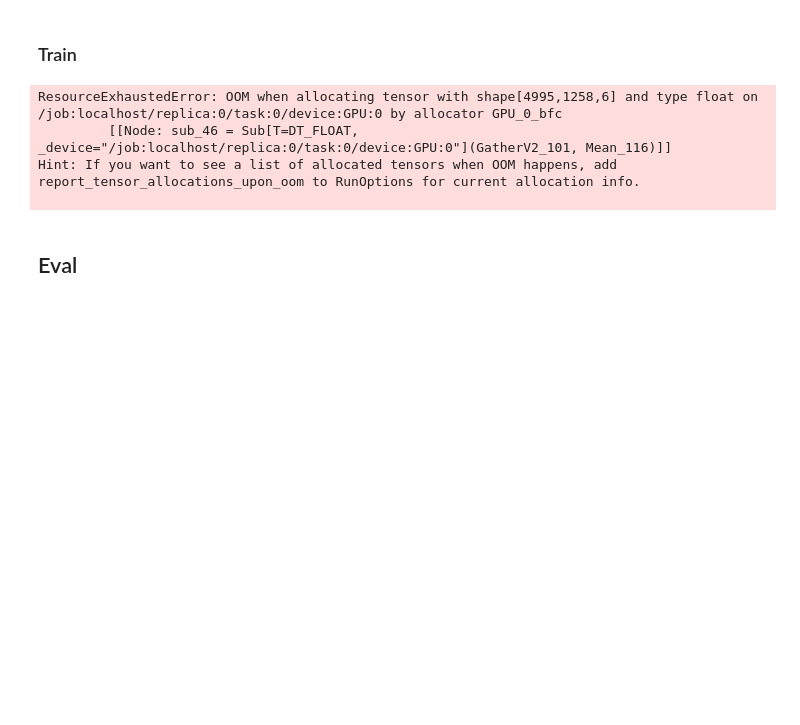
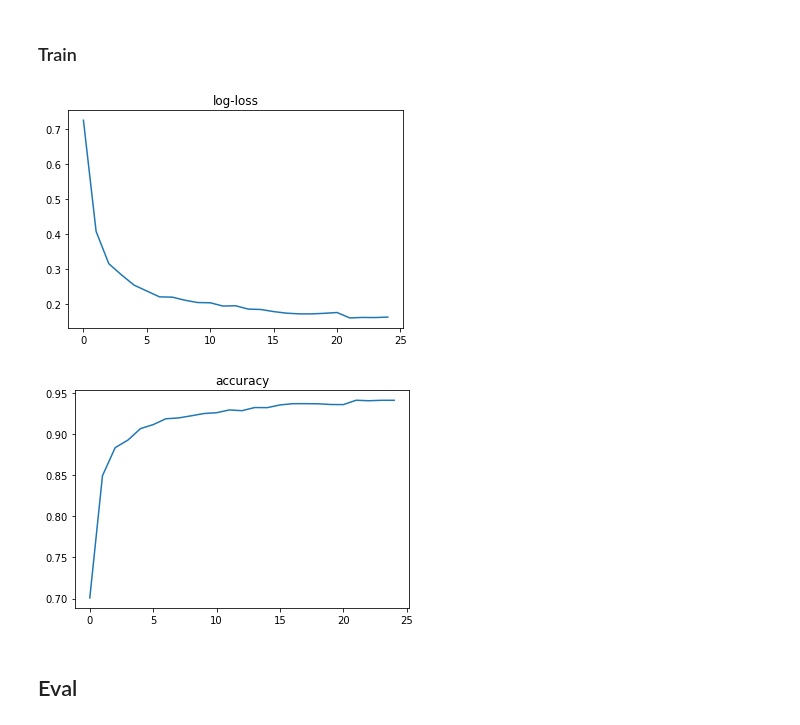
Before and after one commit to HeyLey/LArTPC-tracks, a Jupyter notebook: mpnn/baseline_mpnn.ipynb, the cells around one changed output. Cells and saved outputs as stored; diff of their text form; code cells hidden in the pictures; blank space fills up the shorter version.

```diff
--- a/mpnn/baseline_mpnn.ipynb
+++ b/mpnn/baseline_mpnn.ipynb
@@ -145,7 +162,7 @@ __X_edges__ -- features for each edge that connects two hits(i.e. relative diffe
 
 __X_labels__ -- labels ;)
 # %%
-ndim_features_nodes = 4
+ndim_features_nodes = 24
 ndim_features_edges = 5
 ndim_message = 6
 
@@ -231,7 +248,7 @@ message_passers = {
 #state_updater = tf.contrib.rnn.LSTMCell(num_units=ndim_features_nodes)
 #state_updater = tf.contrib.rnn.GRUCell(num_units=ndim_features_nodes)
 state_updater = Sequential(layers=[
-                     Dense(32, input_shape=(m * ndim_message + ndim_features_nodes,), activation=relu),
+                     Dense(64, input_shape=(m * ndim_message + ndim_features_nodes,), activation=relu),
                      Dense(ndim_features_nodes)
                                  ]
                          )
@@ -248,3 +276,32 @@ readout = Sequential(layers=[
+# %%
+def build_network(X_nodes, X_edges, X_nodes_in_out,
+                  X_messages_in, X_messages_out, message_passers,
+                  state_updater, readout, ndim_features_nodes, fake_message_const, steps):
+    # nodes 'talks' to each other several times which is defined by __step__ parameter
+    for step in range(steps):
+        # messages from node to node
+        messages = message_passers[step](
+            K.concatenate(
+                [
+                    K.reshape(K.gather(reference=X_nodes, indices=X_nodes_in_out),
+                              shape=(-1, 2 * ndim_features_nodes)),
+                    X_edges
+                ], axis=1
+            )
+        )
+        # correct dealing with non-existing edge
+        messages = K.concatenate([messages, fake_message_const], axis=0)
+        messages = tf.where(tf.is_inf(messages), tf.zeros_like(messages), messages)
+
+        # aggregating messages that came into the node
+        messages_aggregated_in = K.max(K.gather(reference=messages, indices=X_messages_in), axis=1)
+        # ... and those exiting node
+        messages_aggregated_out = K.max(K.gather(reference=messages, indices=X_messages_out), axis=1)
+
+        # update nodes states based on messages and previous state
+        X_nodes = state_updater(K.concatenate([messages_aggregated_in, messages_aggregated_out, X_nodes], axis=1))
+
+    return readout(X_nodes)
 # %%
 from tools.mpnn import build_network, run_train, run_test
 # %%
@@ -285,41 +353,39 @@ X_clusters_graph_eval = X_clusters_graph[TRAIN_SIZE:]
 losses = []
 accuracies = []
 roc_aucs = []
-n = 15
+n = 25
 
 for epoch in tqdm(range(n)):
     loss_float = 0
     accuracy_float = 0
 
     losses_epoch = []
     accuracies_epoch = []
     roc_aucs_epoch = []
     for X_cluster_graph in X_clusters_graph_train:
         predictions, (loss, accuracy) = run_train(X_cluster_graph=X_cluster_graph,
                                    X_predictions=X_predictions,
                                    optimizer=optimizer, sess=sess,
                                    ndim_features_nodes=ndim_features_nodes,
                                    ndim_features_edges=ndim_features_edges,
                                    placeholders=placeholders,
                                    metrics=[loss_tf, accuracy_tf])
         losses_epoch.append(loss)
         accuracies_epoch.append(accuracy)
     clear_output()
 
     losses.append(np.mean(losses_epoch))
     plt.title('log-loss')
     plt.plot(losses)
     plt.show()
 
     accuracies.append(np.mean(accuracies_epoch))
     plt.title('accuracy')
     plt.plot(accuracies)
     plt.show()
 # %% [output]
-ResourceExhaustedError: OOM when allocating tensor with shape[4995,1258,6] and type float on /job:localhost/replica:0/task:0/device:GPU:0 by allocator GPU_0_bfc
-         [[Node: sub_46 = Sub[T=DT_FLOAT, _device="/job:localhost/replica:0/task:0/device:GPU:0"](GatherV2_101, Mean_116)]]
-Hint: If you want to see a list of allocated tensors when OOM happens, add report_tensor_allocations_upon_oom to RunOptions for current allocation info.
-
+[figure, added]
+[figure, added]
 # %% [markdown]
 ## Eval
 # %%
```
Also changed, not shown: parts of 32 cells of this notebook.
